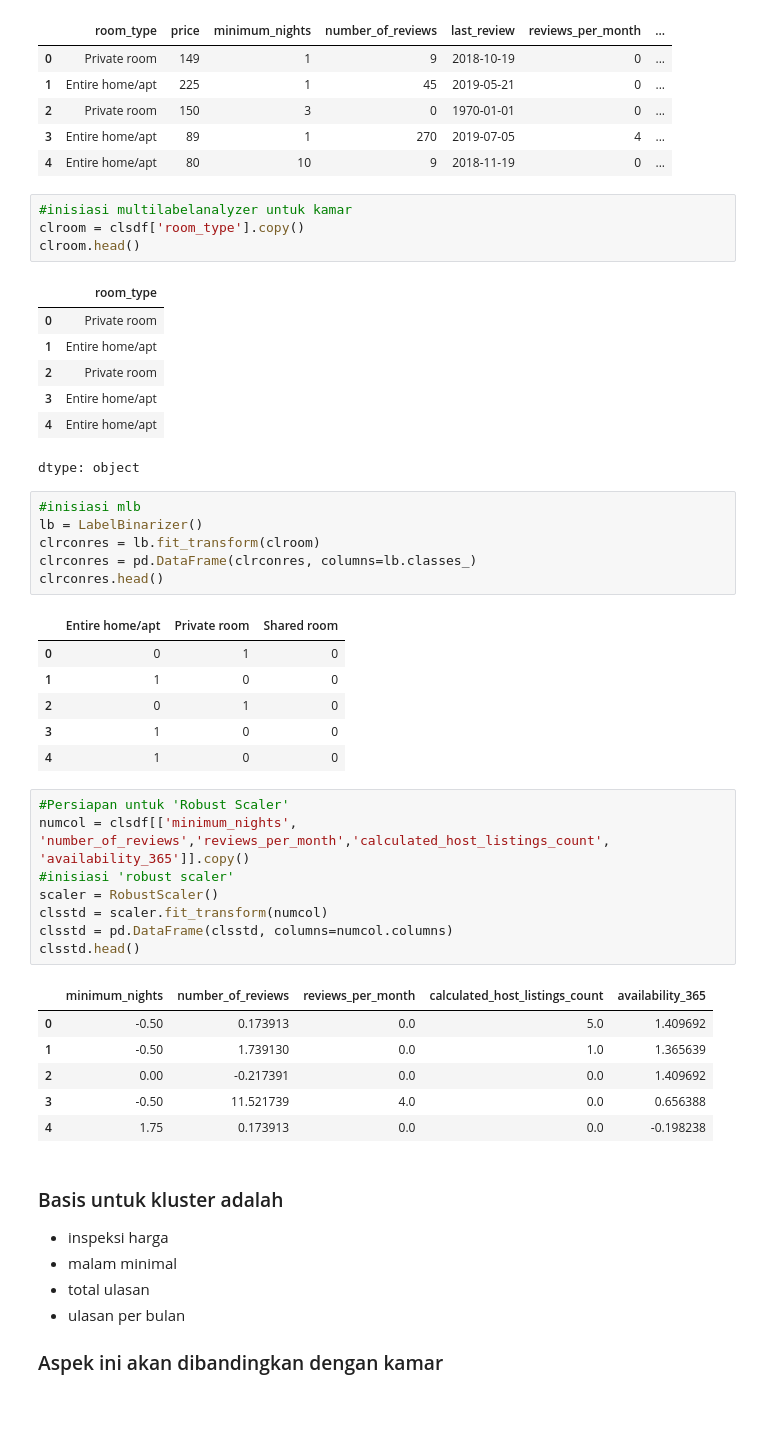
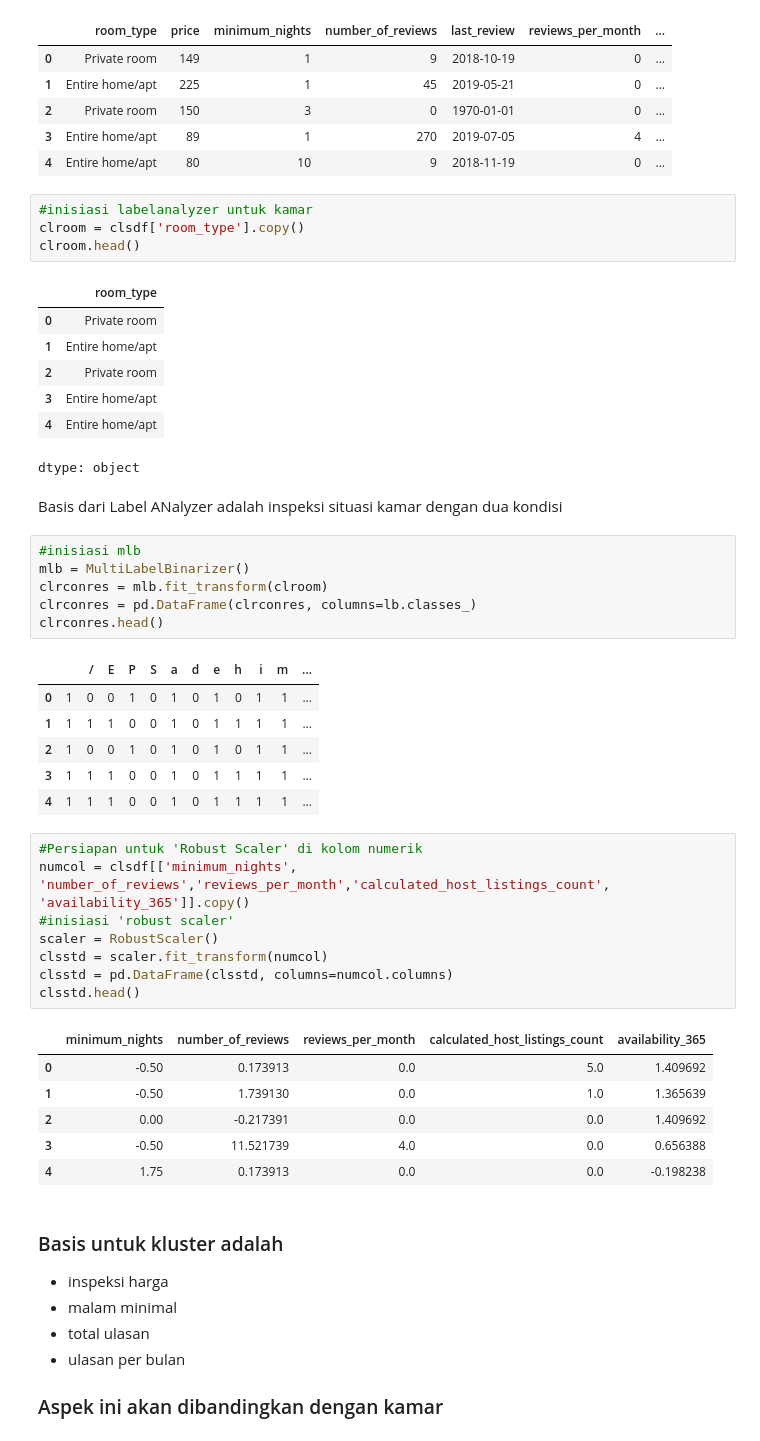
Before and after one commit to DGkurnia/cnkproject, a Jupyter notebook: Submisi_Akhir_BMLP_Derfansyah_Guswiranata_Kurnia_clus_mk2.ipynb, the cells around one changed output. Saved outputs shown, nothing was run; the diff lists cells and outputs as text; blank space fills up the shorter version.

```diff
--- a/Submisi_Akhir_BMLP_Derfansyah_Guswiranata_Kurnia_clus_mk2.ipynb
+++ b/Submisi_Akhir_BMLP_Derfansyah_Guswiranata_Kurnia_clus_mk2.ipynb
@@ -409,7 +424,7 @@ clsdf.head()
 | 3 | Entire home/apt | 89 | 1 | 270 | 2019-07-05 | 4 | ... |
 | 4 | Entire home/apt | 80 | 10 | 9 | 2018-11-19 | 0 | ... |
 # %%
-#inisiasi multilabelanalyzer untuk kamar
+#inisiasi labelanalyzer untuk kamar
 clroom = clsdf['room_type'].copy()
 clroom.head()
 # %% [output]
@@ -420,21 +435,23 @@ clroom.head()
 | 3 | Entire home/apt |
 | 4 | Entire home/apt |
 dtype: object
+# %% [markdown]
+Basis dari Label ANalyzer adalah inspeksi situasi kamar dengan dua kondisi
 # %%
 #inisiasi mlb
-lb = LabelBinarizer()
-clrconres = lb.fit_transform(clroom)
+mlb = MultiLabelBinarizer()
+clrconres = mlb.fit_transform(clroom)
 clrconres = pd.DataFrame(clrconres, columns=lb.classes_)
 clrconres.head()
 # %% [output]
-|  | Entire home/apt | Private room | Shared room |
-| 0 | 0 | 1 | 0 |
-| 1 | 1 | 0 | 0 |
-| 2 | 0 | 1 | 0 |
-| 3 | 1 | 0 | 0 |
-| 4 | 1 | 0 | 0 |
+|  |  | / | E | P | S | a | d | e | h | i | m | ... |
+| 0 | 1 | 0 | 0 | 1 | 0 | 1 | 0 | 1 | 0 | 1 | 1 | ... |
+| 1 | 1 | 1 | 1 | 0 | 0 | 1 | 0 | 1 | 1 | 1 | 1 | ... |
+| 2 | 1 | 0 | 0 | 1 | 0 | 1 | 0 | 1 | 0 | 1 | 1 | ... |
+| 3 | 1 | 1 | 1 | 0 | 0 | 1 | 0 | 1 | 1 | 1 | 1 | ... |
+| 4 | 1 | 1 | 1 | 0 | 0 | 1 | 0 | 1 | 1 | 1 | 1 | ... |
 # %%
-#Persiapan untuk 'Robust Scaler'
+#Persiapan untuk 'Robust Scaler' di kolom numerik
 numcol = clsdf[['minimum_nights', 'number_of_reviews','reviews_per_month','calculated_host_listings_count', 'availability_365']].copy()
 #inisiasi 'robust scaler'
 scaler = RobustScaler()
```
Also changed, not shown: parts of 51 cells of this notebook.
